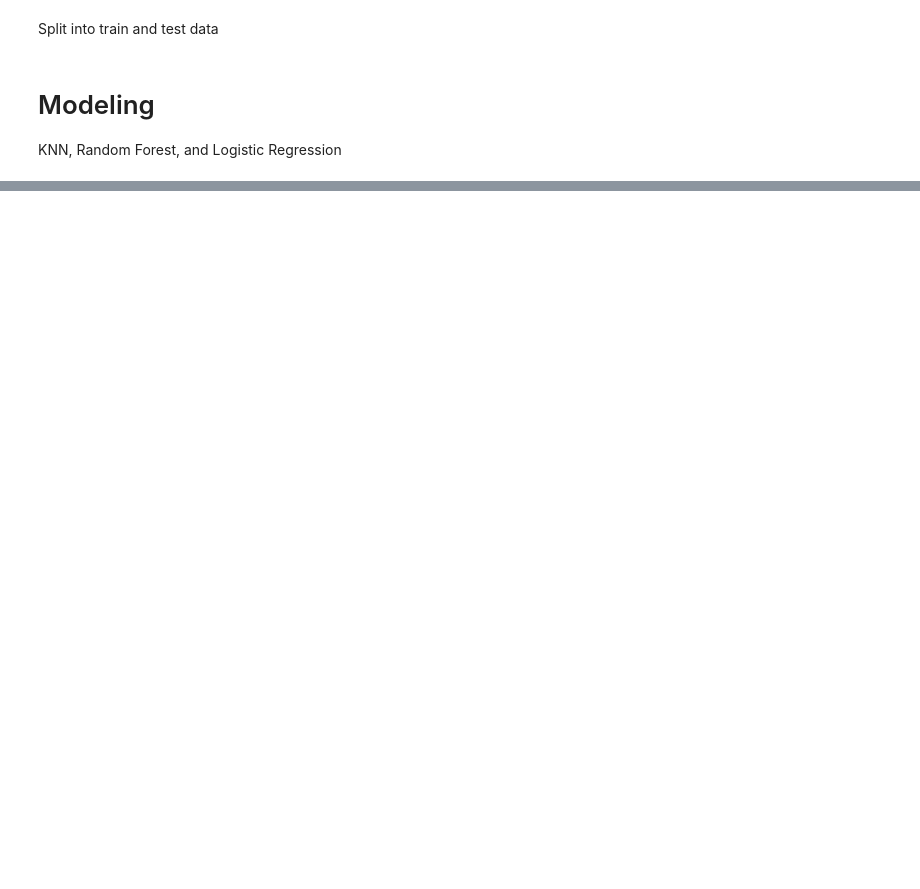
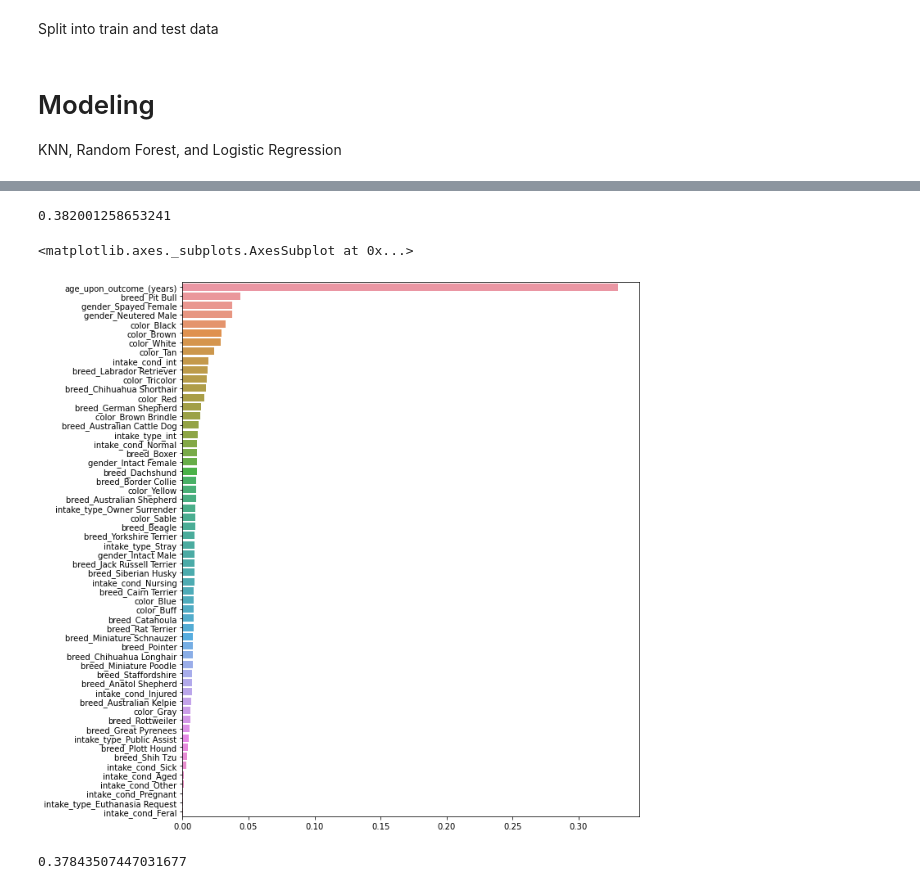
Before and after one commit to amandawhite013/CapstoneTwo, a Jupyter notebook: Preprocessing_and_Modeling.ipynb, the cells around one changed output, grey strips where cells are left out. Cells and saved outputs as stored; diff of their text form; code cells hidden in the pictures; blank space fills up the shorter version.

Commit message:
Random Forest fitted

```diff
--- a/Preprocessing_and_Modeling.ipynb
+++ b/Preprocessing_and_Modeling.ipynb
@@ -155,0 +134,30 @@ from sklearn.ensemble import RandomForestClassifier
+# %%
+#Random Forest gini
+from sklearn.ensemble import RandomForestClassifier
+from sklearn import metrics
+clf = RandomForestClassifier(criterion='gini' ,random_state=1)
+
+clf.fit(x_train, y_train)
+y_pred = clf.predict(x_test)
+
+metrics.accuracy_score(y_test, y_pred)
+# %% [output]
+0.382001258653241
+# %%
+feature_imp = clf.feature_importances_
+f = pd.Series(feature_imp,index=x_df.columns).sort_values(ascending=False)
+
+plt.figure(figsize=(10, 12))
+sns.barplot(x=f, y=f.index)
+# %% [output]
+<matplotlib.axes._subplots.AxesSubplot at 0x...>
+[figure, added]
+# %%
+#Random Forest entropy
+e_clf = RandomForestClassifier(criterion='entropy', random_state=1)
+e_clf = e_clf.fit(x_train, y_train)
+
+y_pred = e_clf.predict(x_test)
+metrics.accuracy_score(y_test, y_pred)
+# %% [output]
+0.37843507447031677
```
Also changed, not shown: parts of 8 cells of this notebook.
